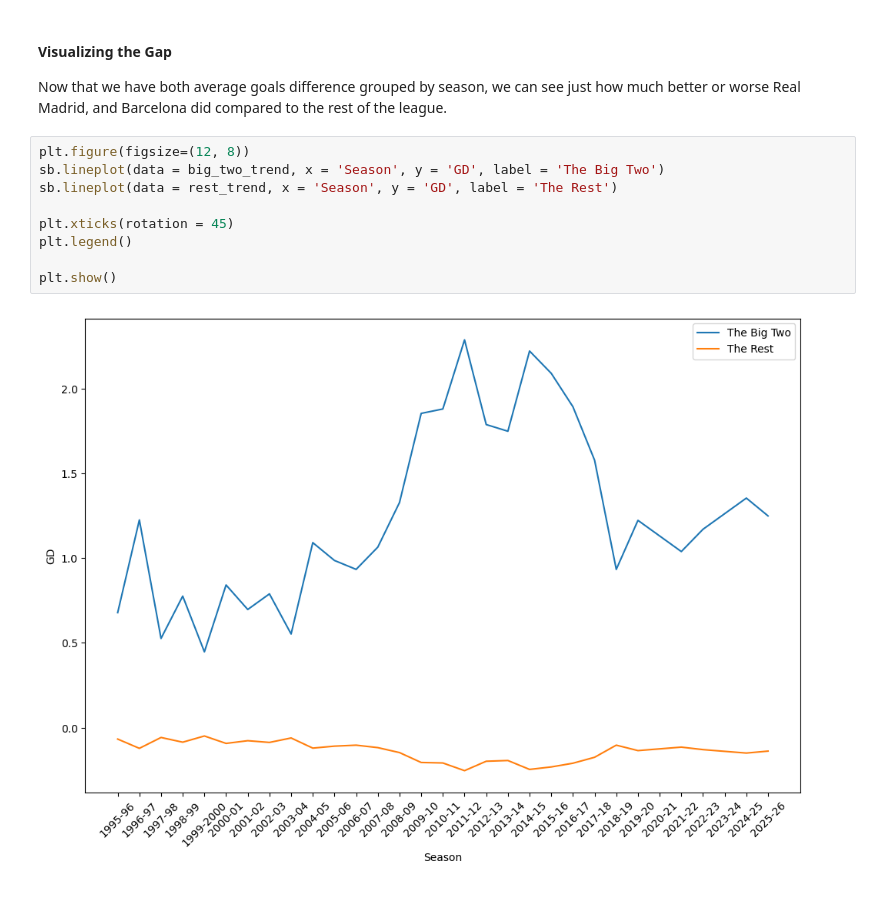
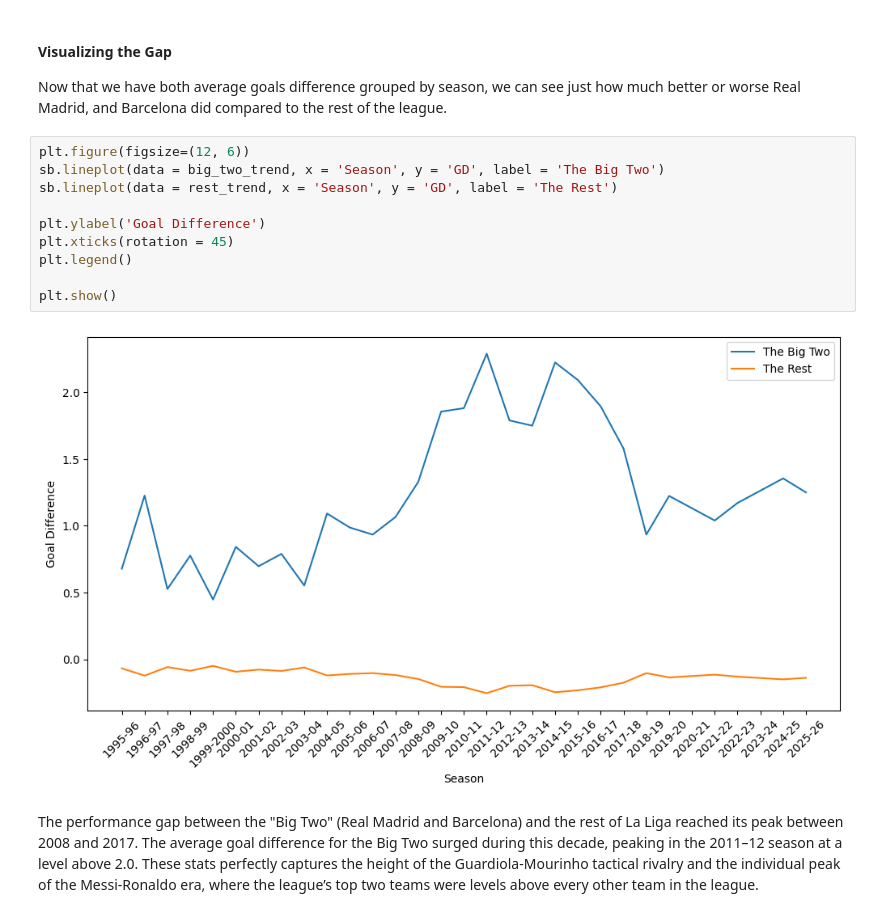
Before and after one commit to DoubleC8/LaLiga-Historical-Trends-EDA, a Jupyter notebook: End_to_End_Covid_Affect_on_La_liga_Eda.ipynb, the cells around one changed output. Cells and saved outputs as stored; diff of their text form.

```diff
--- a/End_to_End_Covid_Affect_on_La_liga_Eda.ipynb
+++ b/End_to_End_Covid_Affect_on_La_liga_Eda.ipynb
@@ -261,13 +286,16 @@ rest_trend = merged_all.groupby('Season')['GD'].mean().reset_index()
 #### Visualizing the Gap
 Now that we have both average goals difference grouped by season, we can see just how much better or worse Real Madrid, and Barcelona did compared to the rest of the league.
 # %%
-plt.figure(figsize=(12, 8))
+plt.figure(figsize=(12, 6))
 sb.lineplot(data = big_two_trend, x = 'Season', y = 'GD', label = 'The Big Two')
 sb.lineplot(data = rest_trend, x = 'Season', y = 'GD', label = 'The Rest')
 
+plt.ylabel('Goal Difference')
 plt.xticks(rotation = 45)
 plt.legend()
 
 plt.show()
 # %% [output]
-[figure, old version]
+[figure, new version]
+# %% [markdown]
+The performance gap between the "Big Two" (Real Madrid and Barcelona) and the rest of La Liga reached its peak between 2008 and 2017. The average goal difference for the Big Two surged during this decade, peaking in the 2011–12 season at a level above 2.0. These stats perfectly captures the height of the Guardiola-Mourinho tactical rivalry and the individual peak of the Messi-Ronaldo era, where the league’s top two teams were levels above every other team in the league.
```
Also changed, not shown: parts of 24 cells of this notebook.
